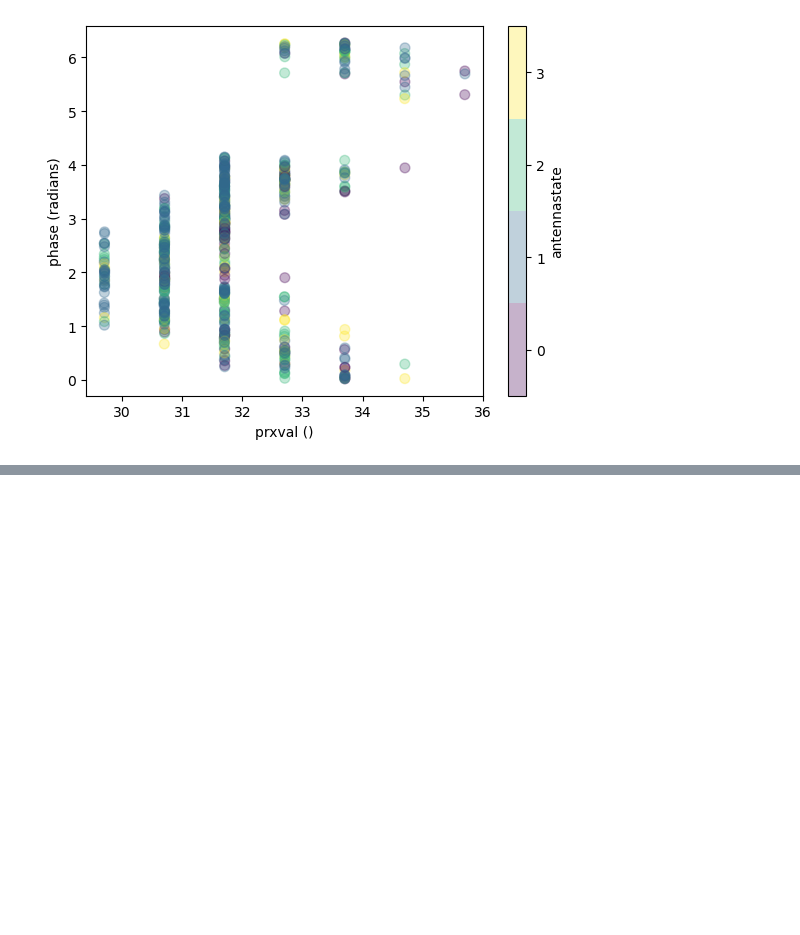
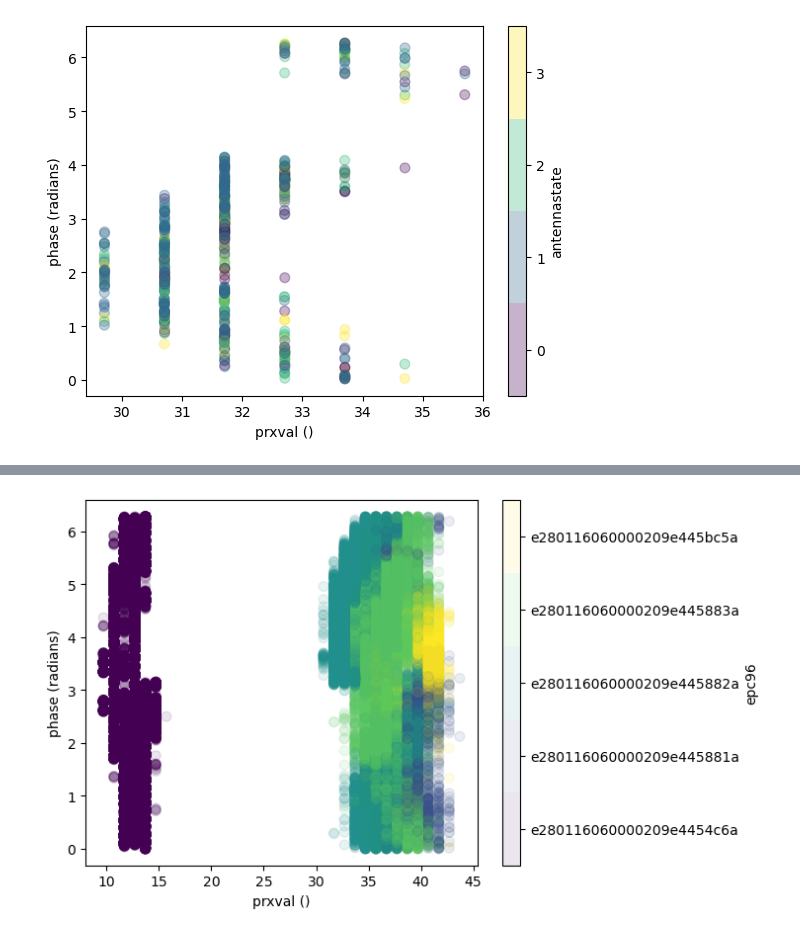
Before and after one commit to nikojlieto/antennann, a Jupyter notebook: Visualization.ipynb, the cells around one changed output, grey strips where cells are left out. Cells and saved outputs as stored; diff of their text form; code cells hidden in the pictures; blank space fills up the shorter version.

```diff
--- a/Visualization.ipynb
+++ b/Visualization.ipynb
@@ -27,0 +41,4 @@ for x in by_tag:
+# %%
+df.plot.scatter(x="prxval ()", y="phase (radians)", c="epc96", cmap="viridis", s=50, alpha=.1);
+# %% [output]
+[figure, added]
```
Also changed, not shown: parts of 4 cells of this notebook.
